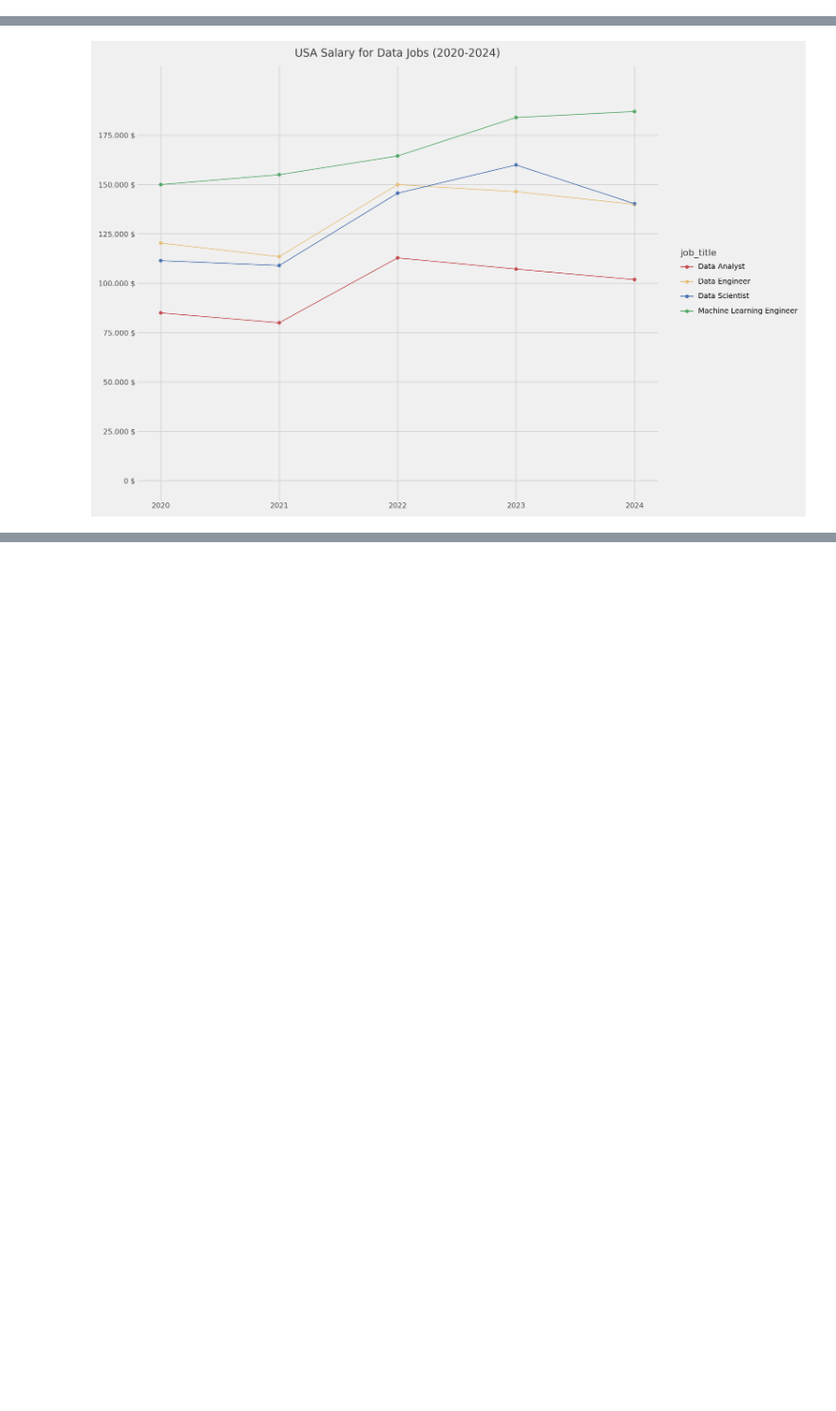
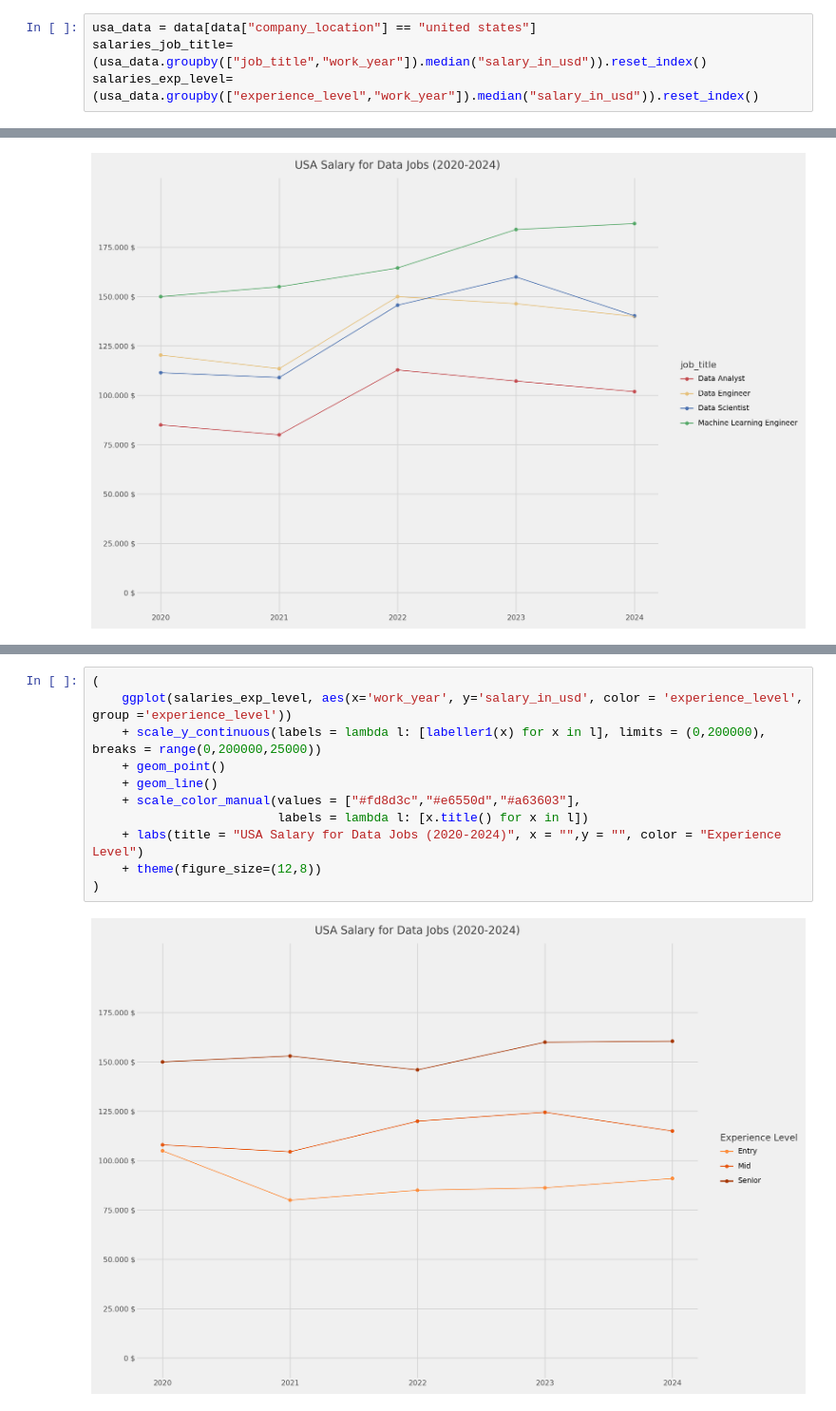
Before and after one commit to MarcoGennaro01/Data_Science_Jobs_-2020-2024-Data_Visualization, a Jupyter notebook: main.ipynb, the cells around one changed output, grey strips where cells are left out. Shown at 95% size. Cells and saved outputs as stored; diff of their text form; blank space fills up the shorter version.

```diff
--- a/main.ipynb
+++ b/main.ipynb
@@ -192,0 +235,4 @@ data = data[data['experience_level'] != "executive"]
+# %%
+usa_data = data[data["company_location"] == "united states"]
+salaries_job_title= (usa_data.groupby(["job_title","work_year"]).median("salary_in_usd")).reset_index()
+salaries_exp_level= (usa_data.groupby(["experience_level","work_year"]).median("salary_in_usd")).reset_index()
@@ -441,0 +381,13 @@ hiring_per_year = data.groupby(["company_size", "work_year","job_title"]).count(
+# %%
+(
+    ggplot(salaries_exp_level, aes(x='work_year', y='salary_in_usd', color = 'experience_level', group ='experience_level'))
+    + scale_y_continuous(labels = lambda l: [labeller1(x) for x in l], limits = (0,200000), breaks = range(0,200000,25000))
+    + geom_point()
+    + geom_line()
+    + scale_color_manual(values = ["#fd8d3c","#e6550d","#a63603"],
+                         labels = lambda l: [x.title() for x in l])
+    + labs(title = "USA Salary for Data Jobs (2020-2024)", x = "",y = "", color = "Experience Level")
+    + theme(figure_size=(12,8))
+)
+# %% [output]
+[figure, added]
```
Also changed, not shown: parts of 60 cells of this notebook.
